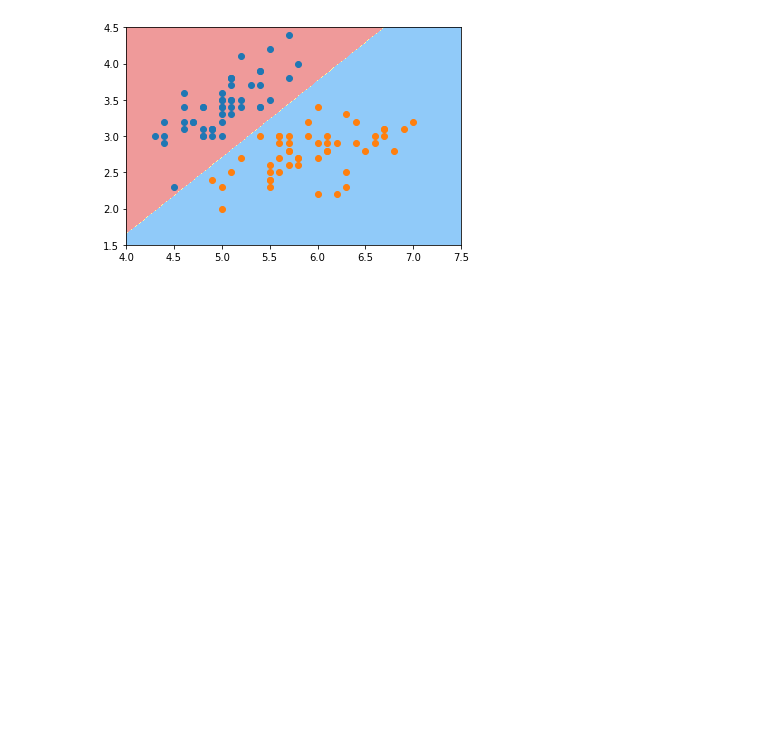
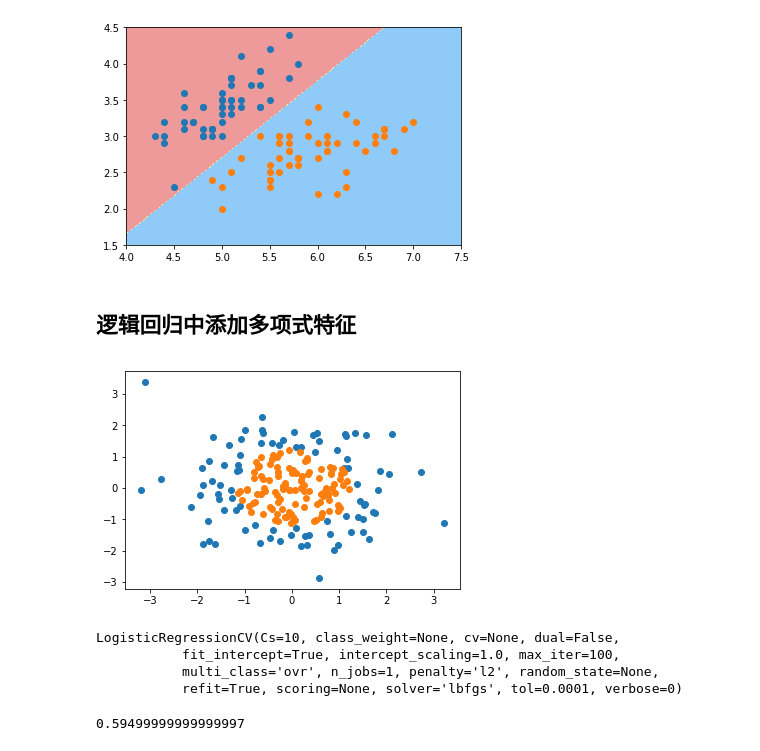
Before and after one commit to lybenson/ML, a Jupyter notebook: logistic/logistic-boundary.ipynb, the cells around one changed output. Saved outputs shown, nothing was run; the diff lists cells and outputs as text; code cells hidden in the pictures; blank space fills up the shorter version.

Commit message:
logistic

```diff
--- a/logistic/logistic-boundary.ipynb
+++ b/logistic/logistic-boundary.ipynb
@@ -58,3 +58,28 @@ plt.scatter(X[y==1,0], X[y==1,1])
 plt.show()
 # %% [output]
 [figure]
+# %% [markdown]
+## 逻辑回归中添加多项式特征
+# %%
+np.random.seed(666)
+X = np.random.normal(0, 1, size=(200, 2))
+# 圆的方程
+y = np.array(X[:,0]**2 + X[:,1]**2 < 1.5, dtype='int')
+# %%
+plt.scatter(X[y==0,0], X[y==0,1])
+plt.scatter(X[y==1,0], X[y==1,1])
+plt.show()
+# %% [output]
+[figure, added]
+# %%
+log_reg = LogisticRegressionCV()
+log_reg.fit(X, y)
+# %% [output]
+LogisticRegressionCV(Cs=10, class_weight=None, cv=None, dual=False,
+           fit_intercept=True, intercept_scaling=1.0, max_iter=100,
+           multi_class='ovr', n_jobs=1, penalty='l2', random_state=None,
+           refit=True, scoring=None, solver='lbfgs', tol=0.0001, verbose=0)
+# %%
+log_reg.score(X, y)
+# %% [output]
+0.59499999999999997
```
Also changed, not shown: parts of 5 cells of this notebook, 3 other files.
